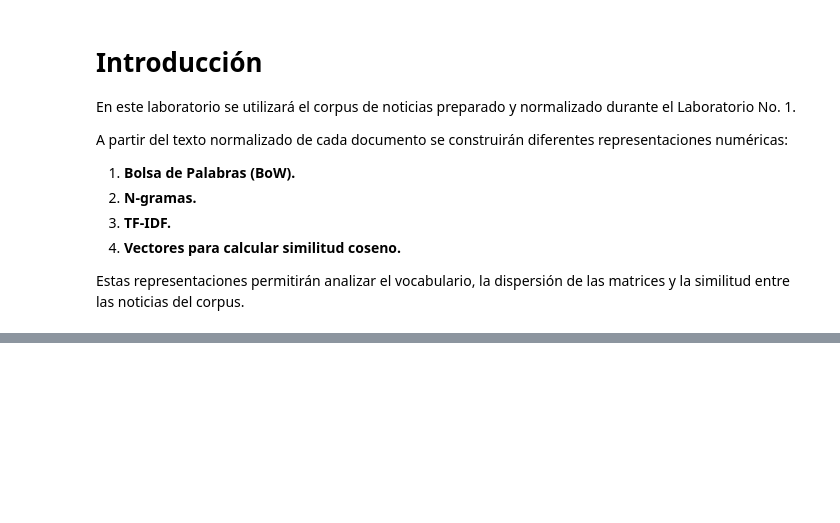
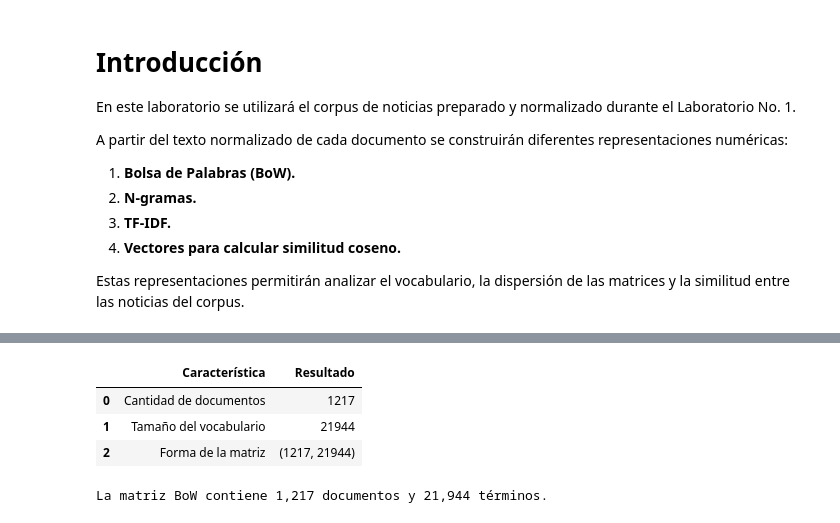
Before and after one commit to Jtanchezz/NLP, a Jupyter notebook: Lab2/lab2.ipynb, the cells around one changed output, grey strips where cells are left out. Saved outputs shown, nothing was run; the diff lists cells and outputs as text; code cells hidden in the pictures; blank space fills up the shorter version.

```diff
--- a/Lab2/lab2.ipynb
+++ b/Lab2/lab2.ipynb
@@ -97,0 +106,46 @@ El corpus está listo para continuar.
+# %%
+from sklearn.feature_extraction.text import CountVectorizer
+import pandas as pd
+from IPython.display import display
+
+# Crear el vectorizador utilizando los tokens ya normalizados
+vectorizador_bow = CountVectorizer(
+    tokenizer=str.split,
+    preprocessor=None,
+    token_pattern=None,
+    lowercase=False
+)
+
+# Construir la matriz documentos × palabras
+matriz_bow = vectorizador_bow.fit_transform(
+    corpus["News_normalizada"].fillna("")
+)
+
+# Obtener el vocabulario aprendido
+vocabulario_bow = vectorizador_bow.get_feature_names_out()
+
+resumen_bow = pd.DataFrame({
+    "Característica": [
+        "Cantidad de documentos",
+        "Tamaño del vocabulario",
+        "Forma de la matriz"
+    ],
+    "Resultado": [
+        matriz_bow.shape[0],
+        matriz_bow.shape[1],
+        str(matriz_bow.shape)
+    ]
+})
+
+display(resumen_bow)
+
+print(
+    f"La matriz BoW contiene {matriz_bow.shape[0]:,} documentos "
+    f"y {matriz_bow.shape[1]:,} términos."
+)
+# %% [output]
+|  | Característica | Resultado |
+| 0 | Cantidad de documentos | 1217 |
+| 1 | Tamaño del vocabulario | 21944 |
+| 2 | Forma de la matriz | (1217, 21944) |
+La matriz BoW contiene 1,217 documentos y 21,944 términos.
```
Also changed, not shown: parts of 2 cells of this notebook.
